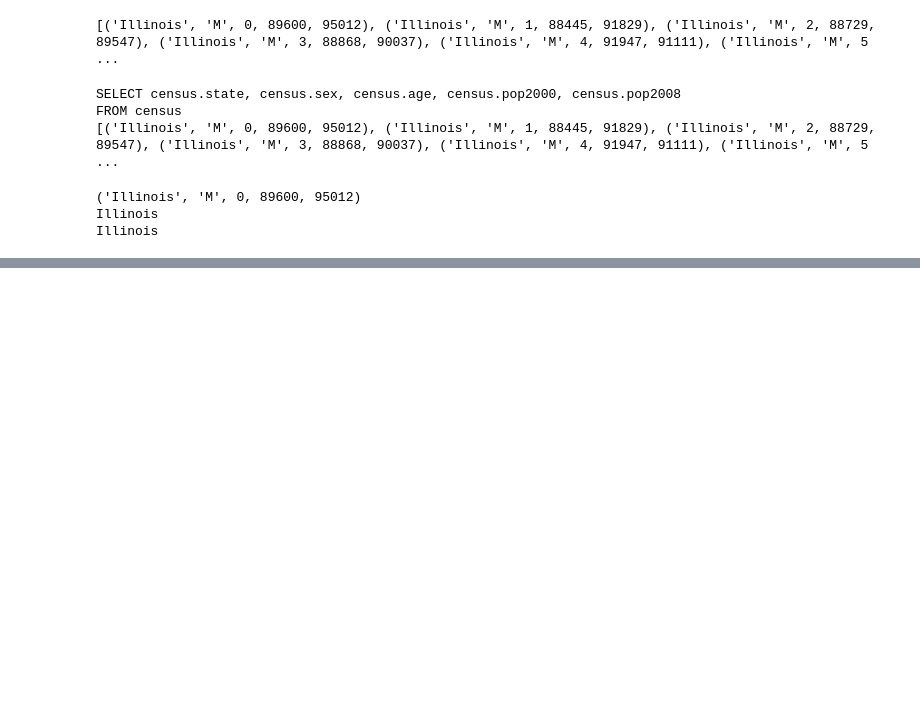
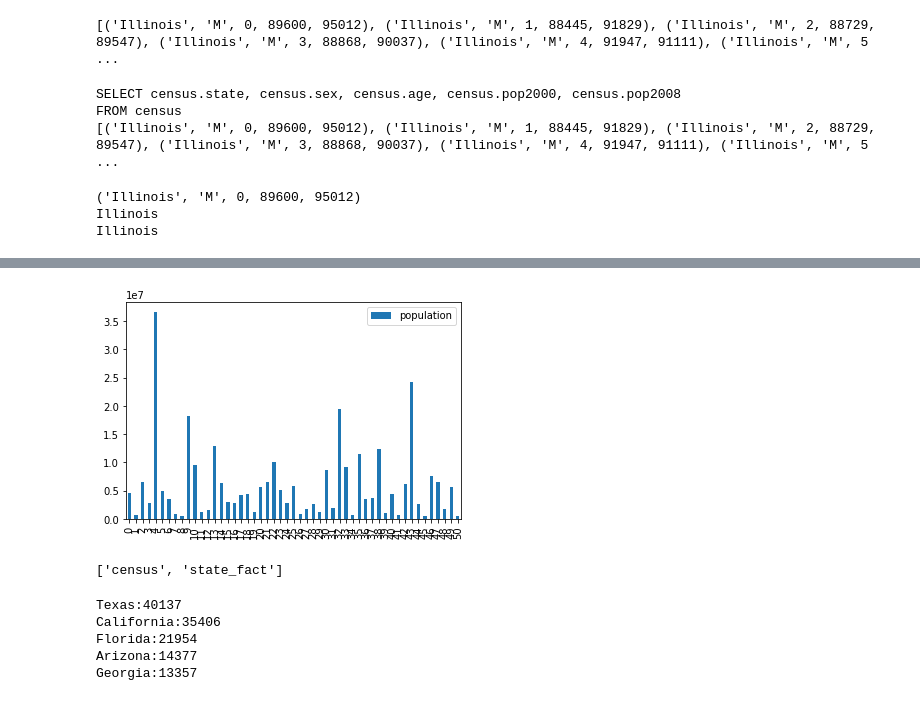
Before and after one commit to ivalderrama/data_camp, a Jupyter notebook: Introduction to Databases in Python/Introduction to Databases in Python.ipynb, the cells around one changed output, grey strips where cells are left out. Cells and saved outputs as stored; diff of their text form; code cells hidden in the pictures; blank space fills up the shorter version.

```diff
--- a/Introduction to Databases in Python/Introduction to Databases in Python.ipynb
+++ b/Introduction to Databases in Python/Introduction to Databases in Python.ipynb
@@ -73,0 +262,21 @@ Illinois
+# %%
+# Import func
+from sqlalchemy import func
+
+# Build an expression to calculate the sum of pop2008 labeled as population
+pop2008_sum = func.sum(census.columns.pop2008).label('population')
+
+# Build a query to select the state and sum of pop2008: stmt
+stmt = select([census.columns.state, pop2008_sum])
+
+# Group stmt by state
+stmt = stmt.group_by(census.columns.state)
+
+# Execute the statement and store all the records: results
+results = connection.execute(stmt).fetchall()
+
+# Print results
+print(results)
+
+# Print the keys/column names of the results returned
+print(results[0].keys())
@@ -73,0 +316,12 @@ Illinois
+# %%
+# Import pyplot as plt from matplotlib
+import matplotlib.pyplot as plt
+
+# Create a DataFrame from the results: df
+df = pd.DataFrame(results)
+
+# Set Column names
+df.columns = results[0].keys()
+
+# Print the DataFrame
+print(df)
@@ -73,0 +346,42 @@ Illinois
+# %%
+# Plot the DataFrame
+df.plot.bar()
+plt.show()
+# %% [output]
+[figure, added]
+# %%
+# Import create_engine function
+from sqlalchemy import create_engine
+
+# Create an engine to the census database
+engine = create_engine("mysql+pymysql://student:datacamp@courses.csrrinzqubik.us-east-1.rds.amazonaws.com:3306/census")
+
+# Print the table names
+print(engine.table_names())
+# %% [output]
+['census', 'state_fact']
+# %%
+# Build query to return state names by population difference from 2008 to 2000: stmt
+stmt = select([census.columns.state, (census.columns.pop2008-census.columns.pop2000).label('pop_change')])
+
+# Append group by for the state: stmt_grouped
+stmt_grouped = stmt.group_by(census.columns.state)
+
+# Append order by for pop_change descendingly: stmt_ordered
+stmt_ordered = stmt_grouped.order_by(desc('pop_change'))
+
+# Return only 5 results: stmt_top5
+stmt_top5 = stmt_ordered.limit(5)
+
+# Use connection to execute stmt_top5 and fetch all results
+results = connection.execute(stmt_top5).fetchall()
+
+# Print the state and population change for each record
+for result in results:
+    print('{}:{}'.format(result.state, result.pop_change))
+# %% [output]
+Texas:40137
+California:35406
+Florida:21954
+Arizona:14377
+Georgia:13357
```
Also changed, not shown: parts of 13 cells of this notebook.
